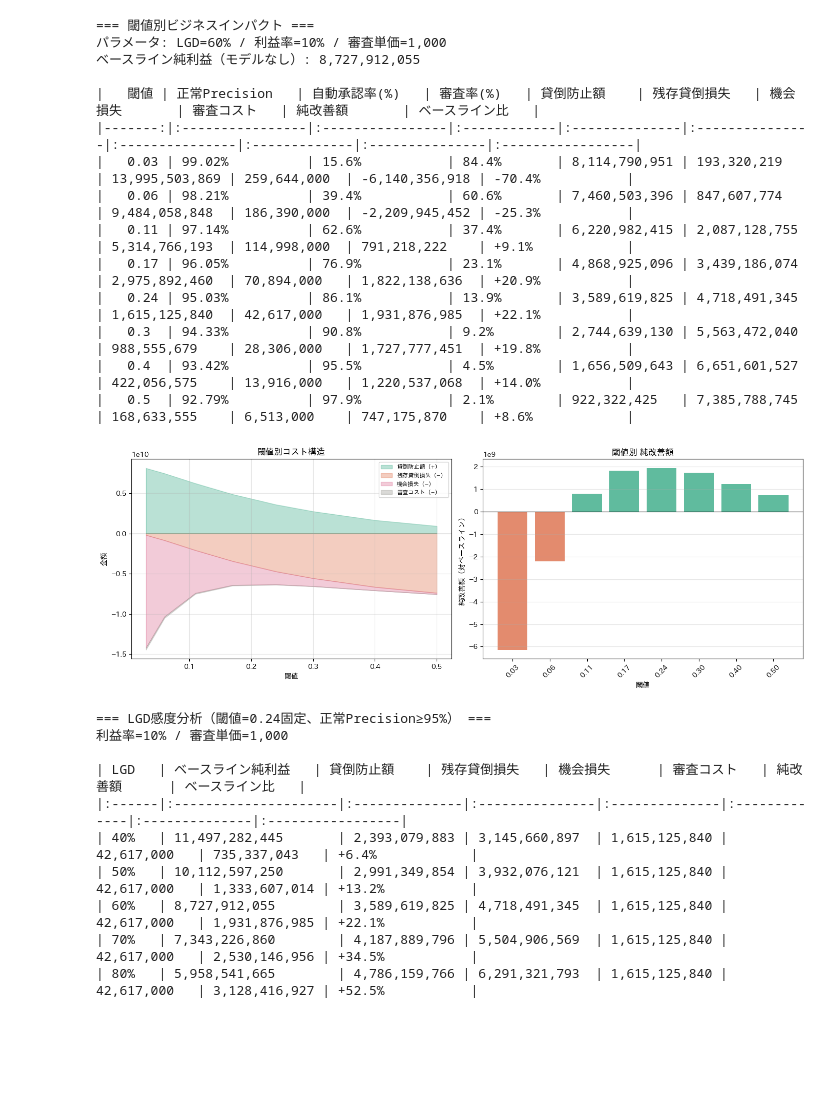
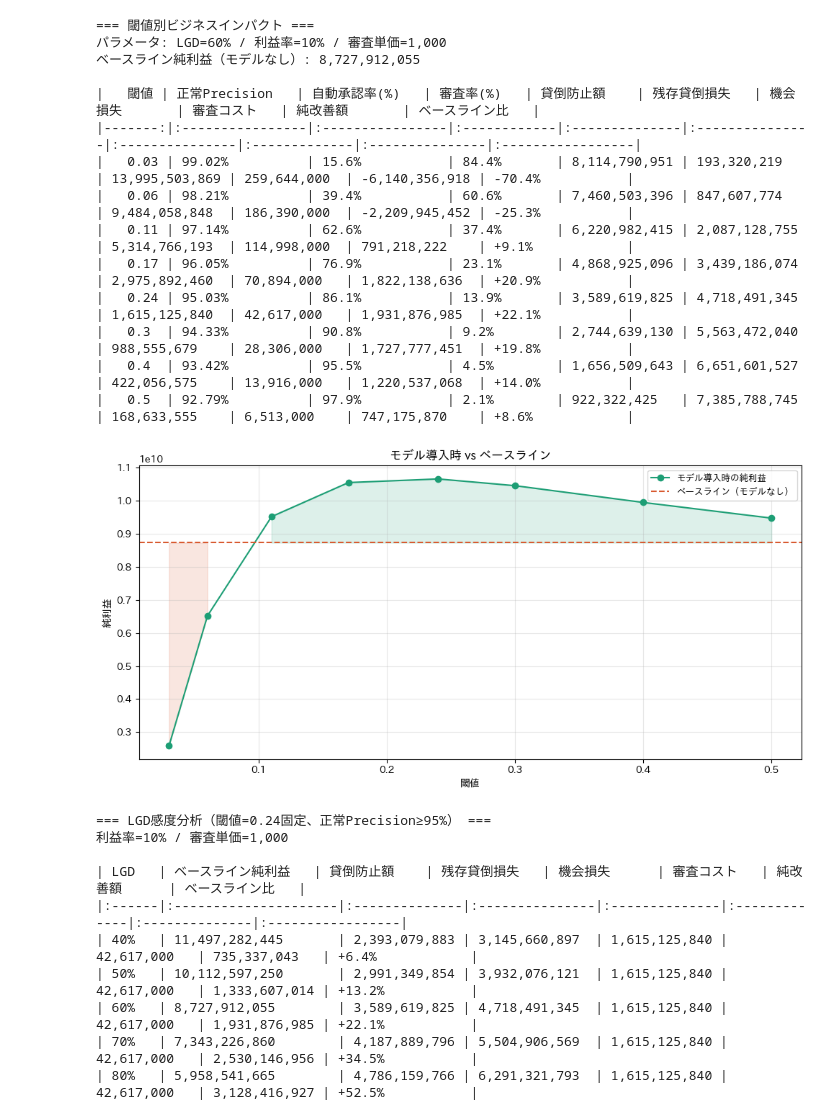
Before and after one commit to to-nakanishi/home_credit_default_risk, a Jupyter notebook: home_credit_default_risk_06_business.ipynb, the cells around one changed output. Drawn from its saved outputs; the diff is of its cells as text; code cells hidden in the pictures; blank space fills up the shorter version.

```diff
--- a/home_credit_default_risk_06_business.ipynb
+++ b/home_credit_default_risk_06_business.ipynb
@@ -288,47 +290,34 @@ print(display_df.to_markdown(index=False))
 |   0.3  | 94.33%          | 90.8%           | 9.2%        | 2,744,639,130 | 5,563,472,040  | 988,555,679    | 28,306,000   | 1,727,777,451  | +19.8%           |
 |   0.4  | 93.42%          | 95.5%           | 4.5%        | 1,656,509,643 | 6,651,601,527  | 422,056,575    | 13,916,000   | 1,220,537,068  | +14.0%           |
 |   0.5  | 92.79%          | 97.9%           | 2.1%        | 922,322,425   | 7,385,788,745  | 168,633,555    | 6,513,000    | 747,175,870    | +8.6%            |
-# %%
-#4-4　コスト試算　導入効果の可視化
-
-fig, axes = plt.subplots(1, 2, figsize=(14, 5))
-
-# --- 左: 閾値別コスト構造 ---
-ax1 = axes[0]
-x = results_df['threshold']
-
-ax1.fill_between(x, 0, results_df['loss_prevented'], alpha=0.3, color='#1D9E75', label='貸倒防止額（+）')
-ax1.fill_between(x, 0, -results_df['loss_missed'], alpha=0.3, color='#D85A30', label='残存貸倒損失（−）')
-ax1.fill_between(x, -results_df['loss_missed'],
-                 -results_df['loss_missed'] - results_df['opportunity_cost'],
-                 alpha=0.3, color='#D4537E', label='機会損失（−）')
-ax1.fill_between(x, -results_df['loss_missed'] - results_df['opportunity_cost'],
-                 -results_df['loss_missed'] - results_df['opportunity_cost'] - results_df['review_cost'],
-                 alpha=0.3, color='#888780', label='審査コスト（−）')
-
-ax1.axhline(y=0, color='black', linewidth=0.5)
-ax1.set_xlabel('閾値')
-ax1.set_ylabel('金額')
-ax1.set_title('閾値別コスト構造')
-ax1.legend(fontsize=8, loc='upper right')
-ax1.grid(True, alpha=0.3)
-
-# --- 右: 純改善額 ---
-ax2 = axes[1]
-colors = ['#1D9E75' if v >= 0 else '#D85A30' for v in results_df['improvement']]
-ax2.bar(range(len(results_df)), results_df['improvement'], color=colors, alpha=0.7)
-ax2.set_xticks(range(len(results_df)))
-ax2.set_xticklabels([f"{t:.2f}" for t in results_df['threshold']], rotation=45)
-ax2.set_xlabel('閾値')
-ax2.set_ylabel('純改善額（対ベースライン）')
-ax2.set_title('閾値別 純改善額')
-ax2.axhline(y=0, color='black', linewidth=0.8)
-ax2.grid(True, alpha=0.3, axis='y')
-
-plt.tight_layout()
-plt.show()
-# %% [output]
-[figure, removed]
+# %%
+#4-4　コスト試算　導入効果の可視化
+
+fig, ax = plt.subplots(figsize=(10, 5))
+
+x = results_df['threshold']
+
+ax.plot(x, results_df['model_net'], marker='o', color='#1D9E75',
+        label='モデル導入時の純利益', markersize=6)
+ax.axhline(y=results_df['baseline_net'].iloc[0], color='#D85A30',
+           linewidth=1.5, linestyle='--', label='ベースライン（モデルなし）')
+
+ax.fill_between(x, results_df['model_net'], results_df['baseline_net'].iloc[0],
+                where=results_df['model_net'] >= results_df['baseline_net'].iloc[0],
+                alpha=0.15, color='#1D9E75')
+ax.fill_between(x, results_df['model_net'], results_df['baseline_net'].iloc[0],
+                where=results_df['model_net'] < results_df['baseline_net'].iloc[0],
+                alpha=0.15, color='#D85A30')
+
+ax.set_xlabel('閾値')
+ax.set_ylabel('純利益')
+ax.set_title('モデル導入時 vs ベースライン')
+ax.legend(fontsize=9)
+ax.grid(True, alpha=0.3)
+plt.tight_layout()
+plt.show()
+# %% [output]
+[figure, added]
 # %%
 #4-5　コスト試算　LGD感度分析
 
```
Also changed, not shown: parts of 2 cells of this notebook.
